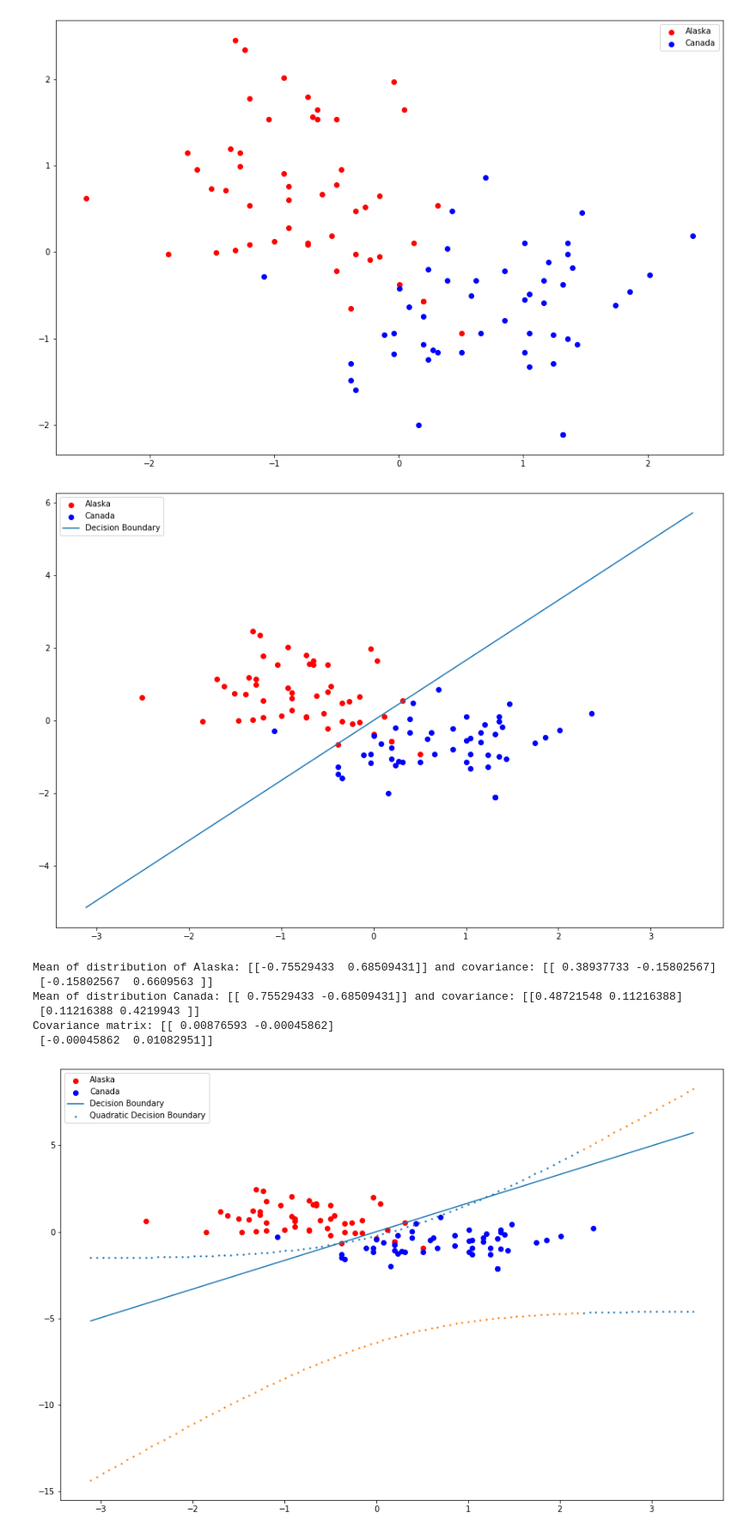
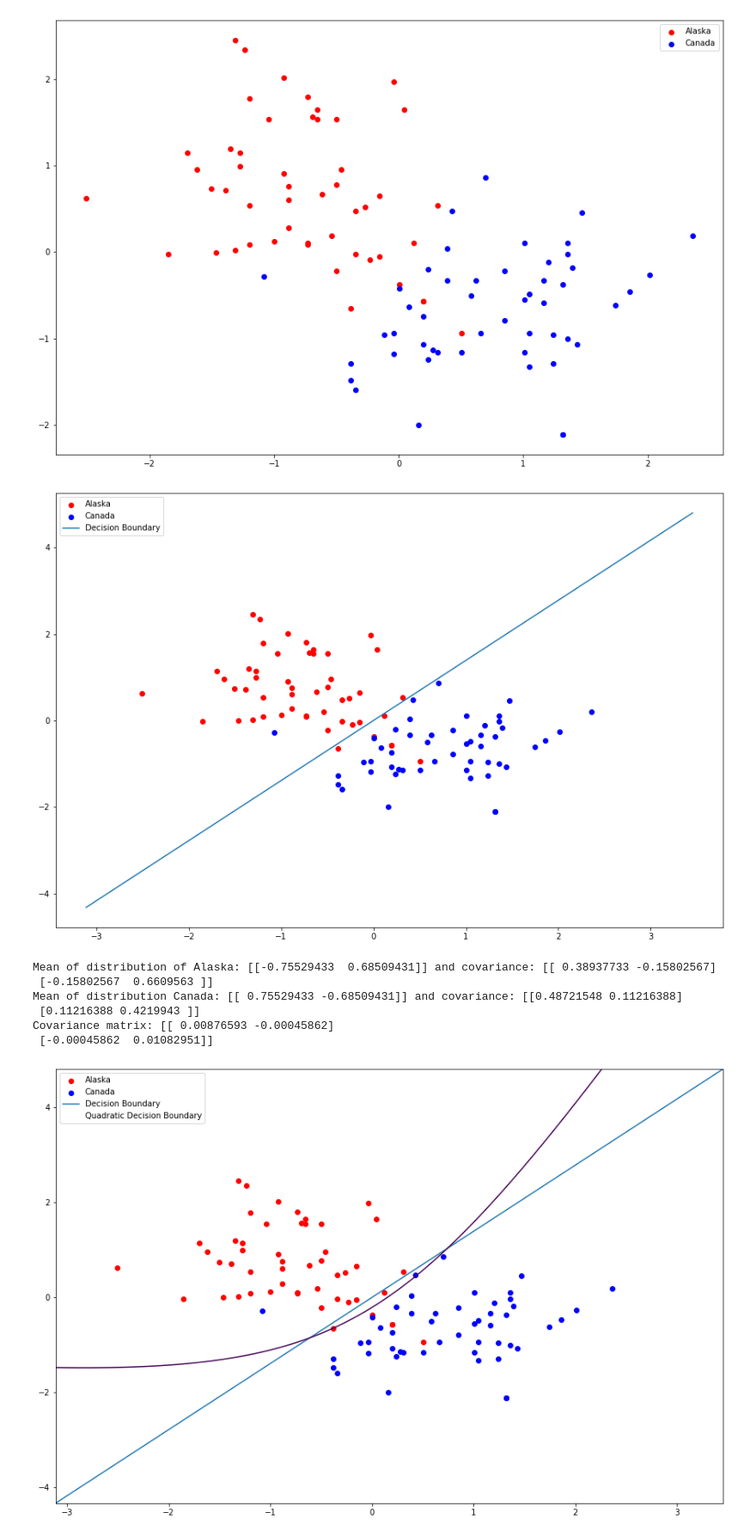
Before and after one commit to g-batalhao-a/ML, a Jupyter notebook: Assignment1/q4/q4.ipynb, the cells around one changed output. Shown: that part at 86% size. Drawn from its saved outputs; the diff is of its cells as text; code cells hidden in the pictures.

```diff
--- a/Assignment1/q4/q4.ipynb
+++ b/Assignment1/q4/q4.ipynb
@@ -107,42 +107,40 @@ plt.show(block=False)
 # %%
 #Question 4.c - Describe the equation of the boundary
 
-cov_i = np.linalg.inv(cov)
-c = (1/2)*((m_x1.dot(cov_i)).dot(m_x1.T) - m_x0.dot(cov_i).dot(m_x0.T))
-x_val = np.array([np.min(x[:, 1] -1 ), np.max(x[:, 1] +1 )]).reshape(1,-1)
-diff = m_x1 - m_x0
-y = (-cov.dot(diff.T)[:1]).dot(cov_i.dot(diff.T)[1:2].dot(x_val)) - c
+cov_i = np.linalg.pinv(cov)
+a = (m_x1.dot(cov_i) - m_x0.dot(cov_i)).ravel()
+b = np.log(phi/float(1-phi)) + 0.5*(np.dot(np.dot(m_x0,cov_i),m_x0.T) - np.dot(np.dot(m_x1,cov_i),m_x1.T))
+x_vals = np.array([np.min(x[:, 1] - 1), np.max(x[:, 1] + 1)]).reshape(1,-1)
+y_vals = -1*(b + a[0] * x_vals)/a[1]
 
 fig = plt.figure(figsize=(15,10))
 plt.scatter(x[i_x0][:,0], x[i_x0][:,1], c='r',label='Alaska')
 plt.scatter(x[i_x1][:,0], x[i_x1][:,1], c='b',label='Canada')
-plt.plot(x_val.ravel(), y.ravel(), label='Decision Boundary')
+plt.plot(x_vals.ravel(), y_vals.ravel(), label='Decision Boundary')
 plt.legend()
 plt.savefig('q4_c.png', dpi=1000, bbox_inches='tight')
 plt.show(block=False)
 # %% [output]
-[figure, old version]
+[figure, new version]
 # %%
 # Question 4.d - Report the values of the parameter estimates
 import math
+x_vals, y_vals = x_vals.ravel(), y_vals.ravel()
+x1 = np.linspace(x_vals[0], x_vals[1], 400)
+x2 = np.linspace(y_vals[0], y_vals[1], 400)
+x1, x2 = np.meshgrid(x1, x2)
 cov0_i = np.linalg.inv(cov_0)
 cov1_i = np.linalg.inv(cov_1)
+a = (cov1_i - cov0_i)[0, 0]
+b = (cov1_i - cov0_i)[1, 0] + (cov1_i - cov0_i)[0, 1]
+c = (cov1_i - cov0_i)[1, 1]
+d = 2*((np.dot(m_x0, cov0_i) - np.dot(m_x1, cov1_i)).ravel())[0]
+e = 2*((np.dot(m_x0, cov0_i) - np.dot(m_x1, cov1_i)).ravel())[1]
+f = np.dot(np.dot(m_x1, cov1_i), m_x1.T) - np.dot(np.dot(m_x0, cov0_i), m_x0.T) + 2 * \
+    np.log((1-phi)/float(phi)) + \
+    np.log(np.linalg.det(cov_1)/float(np.linalg.det(cov_0)))
 
-cov0_det = np.linalg.det(cov_0)
-cov1_det = np.linalg.det(cov_1)
 
-a = cov1_i - cov0_i
-b = 2* (cov1_i.dot(m_x1.T) - cov0_i.dot(m_x0.T))
-
-x1_val= np.linspace((np.min(x[:,1])-1), (np.max(x[:,1])+1), 100)
-temp = []
-for i in range(len(x1_val)):
-    temp.append(np.roots([a[1,1],
-    ((a[0,1]+a[1,0])*x1_val[i]) - b[1,0],
-    (a[0,0]*(x1_val[i]**2)) - (b[0,0]*x1_val[i]) + (m_x1.dot(cov1_i).dot(m_x1.T) - m_x0.dot(cov0_i).dot(m_x0.T)- math.log(cov0_det/cov1_det))[0,0]]))
-
-y_0= [(temp[i][0]) for i in range(len(temp))]
-y_1= [(temp[i][1]) for i in range(len(temp))]
 
 print(f"Mean of distribution of Alaska: {m_x0} and covariance: {cov_0}")
 print(f"Mean of distribution Canada: {m_x1} and covariance: {cov_1}")
@@ -157,14 +155,15 @@ Covariance matrix: [[ 0.00876593 -0.00045862]
 # %%
 # Question 4.e - Describe the equation for the quadratic boundary
 
 fig = plt.figure(figsize=(15,10))
 plt.scatter(x[i_x0][:,0], x[i_x0][:,1], c='r',label='Alaska')
 plt.scatter(x[i_x1][:,0], x[i_x1][:,1], c='b',label='Canada')
-plt.plot(x_val.ravel(), y.ravel(),label='Decision Boundary')
-plt.scatter(x1_val,y_1,s=2,label='Quadratic Decision Boundary')
-plt.scatter(x1_val,y_0,s=2)
+plt.plot(x_vals, y_vals,label='Decision Boundary')
+c = plt.contour(x1, x2, (a*x1**2 + b*x1*x2 + c*x2 **
+            2 + d*x1 + e*x2 + f), [0])
+c.collections[0].set_label('Quadratic Decision Boundary')
 plt.legend()
 plt.savefig('q4_e.png', dpi=1000, bbox_inches='tight')
 plt.show(block=False)
 # %% [output]
-[figure, old version]
+[figure, new version]
```
Also changed, not shown: parts of 1 cell of this notebook, 15 other files.
